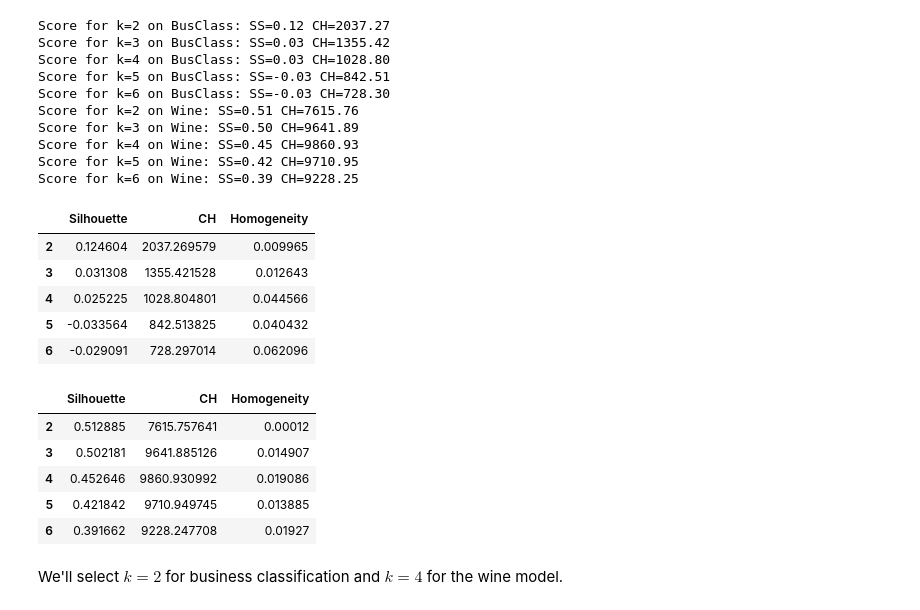
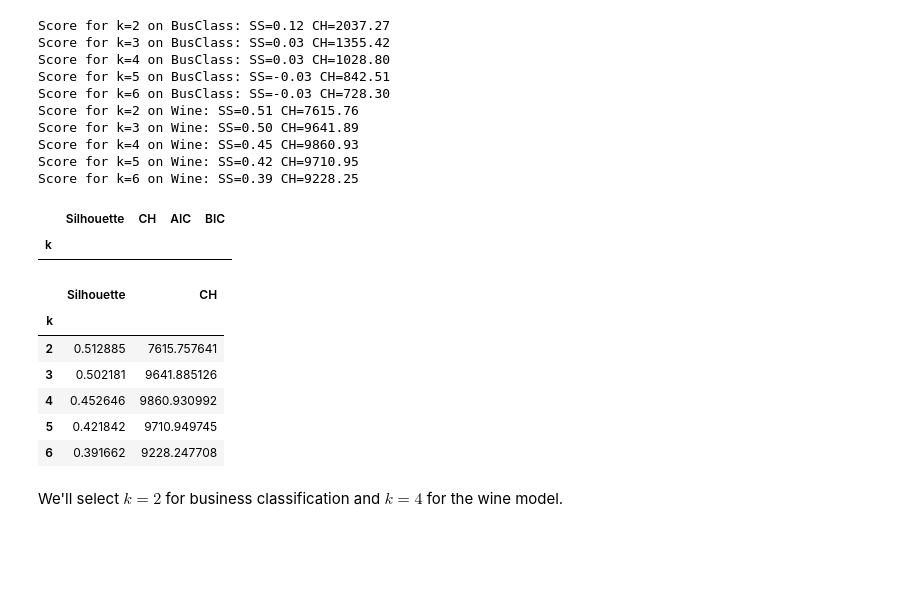
Before and after one commit to ryankarel/cs-7641-ul, a Jupyter notebook: RK UL.ipynb, the cells around one changed output. Cells and saved outputs as stored; diff of their text form; code cells hidden in the pictures; blank space fills up the shorter version.

```diff
--- a/RK UL.ipynb
+++ b/RK UL.ipynb
@@ -119,6 +119,8 @@ for dataset_name in training_datasets:
         scores[dataset_name].loc[k, 'Silhouette'] = sil_score
         scores[dataset_name].loc[k, 'CH'] = ch_score
         # scores[dataset_name].loc[k, 'Homogeneity'] = homog
+
+    scores[dataset_name].index.name = 'k'
 # %% [output]
 Score for k=2 on BusClass: SS=0.12 CH=2037.27
 Score for k=3 on BusClass: SS=0.03 CH=1355.42
@@ -133,21 +135,18 @@ Score for k=6 on Wine: SS=0.39 CH=9228.25
 # %%
 scores['BusClass']
 # %% [output]
-|  | Silhouette | CH | Homogeneity |
-| 2 | 0.124604 | 2037.269579 | 0.009965 |
-| 3 | 0.031308 | 1355.421528 | 0.012643 |
-| 4 | 0.025225 | 1028.804801 | 0.044566 |
-| 5 | -0.033564 | 842.513825 | 0.040432 |
-| 6 | -0.029091 | 728.297014 | 0.062096 |
+|  | Silhouette | CH | AIC | BIC |
+| k |  |  |  |  |
 # %%
-scores['Wine']
+scores['Wine'].iloc[:, :-1]
 # %% [output]
-|  | Silhouette | CH | Homogeneity |
-| 2 | 0.512885 | 7615.757641 | 0.00012 |
-| 3 | 0.502181 | 9641.885126 | 0.014907 |
-| 4 | 0.452646 | 9860.930992 | 0.019086 |
-| 5 | 0.421842 | 9710.949745 | 0.013885 |
-| 6 | 0.391662 | 9228.247708 | 0.01927 |
+|  | Silhouette | CH |
+| k |  |  |
+| 2 | 0.512885 | 7615.757641 |
+| 3 | 0.502181 | 9641.885126 |
+| 4 | 0.452646 | 9860.930992 |
+| 5 | 0.421842 | 9710.949745 |
+| 6 | 0.391662 | 9228.247708 |
 # %% [markdown]
 We'll select $k = 2$ for business classification and $k = 4$ for the wine model.
 # %% [markdown]
```
Also changed, not shown: parts of 40 cells of this notebook, 1 other file.
